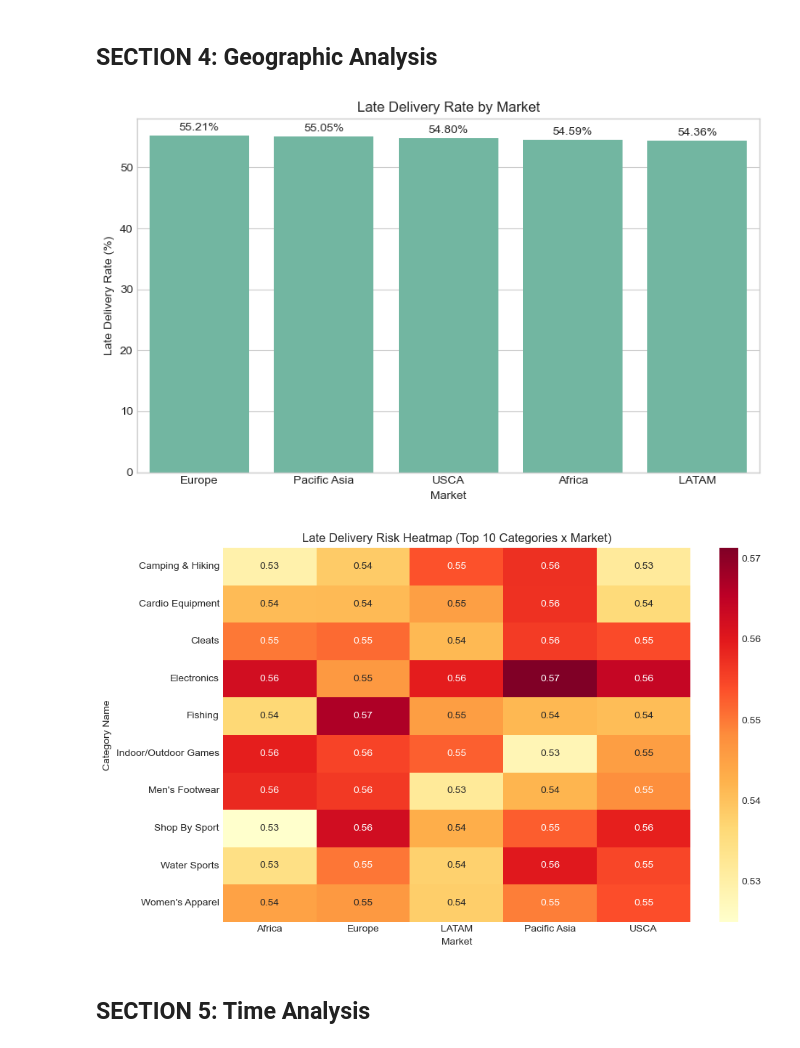
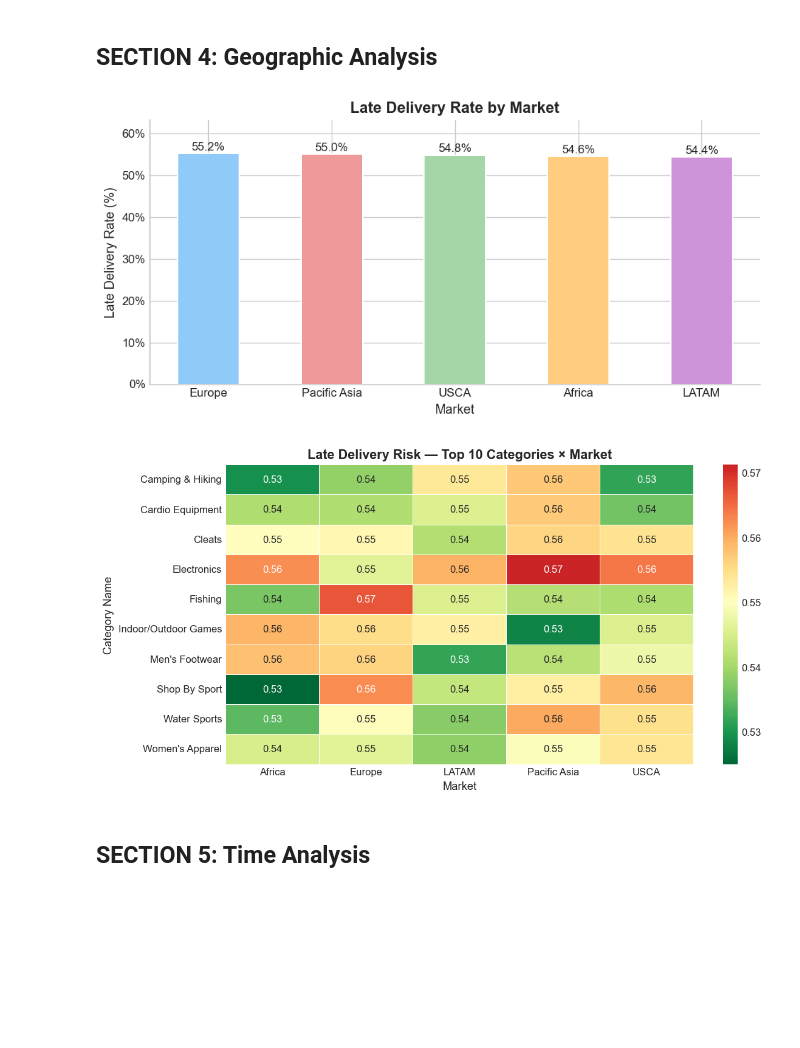
Before and after one commit to nguyentrann0703/AIO_Conquer_warm_up_02, a Jupyter notebook: notebooks/01_eda.ipynb, the cells around one changed output. Saved outputs shown, nothing was run; the diff lists cells and outputs as text; code cells hidden in the pictures; blank space fills up the shorter version.

```diff
--- a/notebooks/01_eda.ipynb
+++ b/notebooks/01_eda.ipynb
@@ -72,20 +81,22 @@ Name: proportion, dtype: float64
 target_ratio = df[TARGET].value_counts(normalize=True).sort_index() * 100
 labels = ['On Time (0)', 'Late (1)']
 values = [target_ratio.get(0, 0), target_ratio.get(1, 0)]
+colors = [C_GREEN, C_RED]
 
-plt.figure(figsize=(8, 5))
-bars = plt.bar(labels, values)
-plt.title('Target Distribution: On Time vs Late (%)')
-plt.xlabel('Class')
-plt.ylabel('Percentage (%)')
+fig, ax = plt.subplots(figsize=(7, 4))
+bars = ax.bar(labels, values, color=colors, width=0.45, edgecolor='white', linewidth=1.2)
 
 for bar in bars:
     h = bar.get_height()
-    plt.text(bar.get_x() + bar.get_width() / 2, h + 0.5, f'{h:.2f}%', ha='center', va='bottom')
+    ax.text(bar.get_x() + bar.get_width() / 2, h + 0.5, f'{h:.2f}%',
+            ha='center', va='bottom', fontweight='bold', fontsize=11)
 
-plt.ylim(0, max(values) + 8)
+ax.set_title('Target Distribution: On Time vs Late')
+ax.set_ylabel('Percentage (%)')
+ax.set_ylim(0, max(values) + 10)
+ax.yaxis.set_major_formatter(mticker.FormatStrFormatter('%g%%'))
 plt.tight_layout()
 plt.show()
 
-print(f"Class imbalance ratio: {target_ratio.get(1, 0):.2f}%")
+print(f"Late class ratio: {target_ratio.get(1, 0):.2f}%")
 # %% [output]
@@ -125,38 +145,52 @@ Highest-risk shipping mode: First Class (95.32% late rate)
 # %%
 market_late_rate = df.groupby('Market')[TARGET].mean().sort_values(ascending=False) * 100
 
-plt.figure(figsize=(8, 5))
-ax = sns.barplot(x=market_late_rate.index, y=market_late_rate.values)
-plt.title('Late Delivery Rate by Market')
-plt.xlabel('Market')
-plt.ylabel('Late Delivery Rate (%)')
+fig, ax = plt.subplots(figsize=(8, 4))
+bars = ax.bar(
+    market_late_rate.index,
+    market_late_rate.values,
+    color=PALETTE[:len(market_late_rate)],
+    edgecolor='white', linewidth=1.2, width=0.5,
+)
+for bar in bars:
+    h = bar.get_height()
+    ax.text(bar.get_x() + bar.get_width() / 2, h + 0.2, f'{h:.1f}%',
+            ha='center', va='bottom', fontsize=10)
 
-for i, v in enumerate(market_late_rate.values):
-    ax.text(i, v + 0.4, f'{v:.2f}%', ha='center', va='bottom')
-
+ax.set_title('Late Delivery Rate by Market')
+ax.set_xlabel('Market')
+ax.set_ylabel('Late Delivery Rate (%)')
+ax.set_ylim(0, max(market_late_rate.values) + 8)
+ax.yaxis.set_major_formatter(mticker.FormatStrFormatter('%g%%'))
 plt.tight_layout()
 plt.show()
 
+# Heatmap: Top 10 Categories x Market
 top_categories = df['Category Name'].value_counts().head(10).index
 heat_df = df[df['Category Name'].isin(top_categories)].copy()
 
 pivot_table = heat_df.pivot_table(
     index='Category Name',
     columns='Market',
     values=TARGET,
     aggfunc='mean'
 )
 
-plt.figure(figsize=(10, 6))
-sns.heatmap(pivot_table, annot=True, fmt='.2f', cmap='YlOrRd')
-plt.title('Late Delivery Risk Heatmap (Top 10 Categories x Market)')
-plt.xlabel('Market')
-plt.ylabel('Category Name')
+fig, ax = plt.subplots(figsize=(10, 5))
+sns.heatmap(
+    pivot_table, annot=True, fmt='.2f',
+    cmap='RdYlGn_r', center=0.55,
+    linewidths=0.5, linecolor='white',
+    ax=ax,
+)
+ax.set_title('Late Delivery Risk — Top 10 Categories × Market')
+ax.set_xlabel('Market')
+ax.set_ylabel('Category Name')
 plt.tight_layout()
 plt.show()
 # %% [output]
-[figure, old version]
+[figure, new version]
-[figure, old version]
+[figure, new version]
 # %% [markdown]
 ## SECTION 5: Time Analysis
 # %%
```
Also changed, not shown: parts of 7 cells of this notebook, 13 other files.
